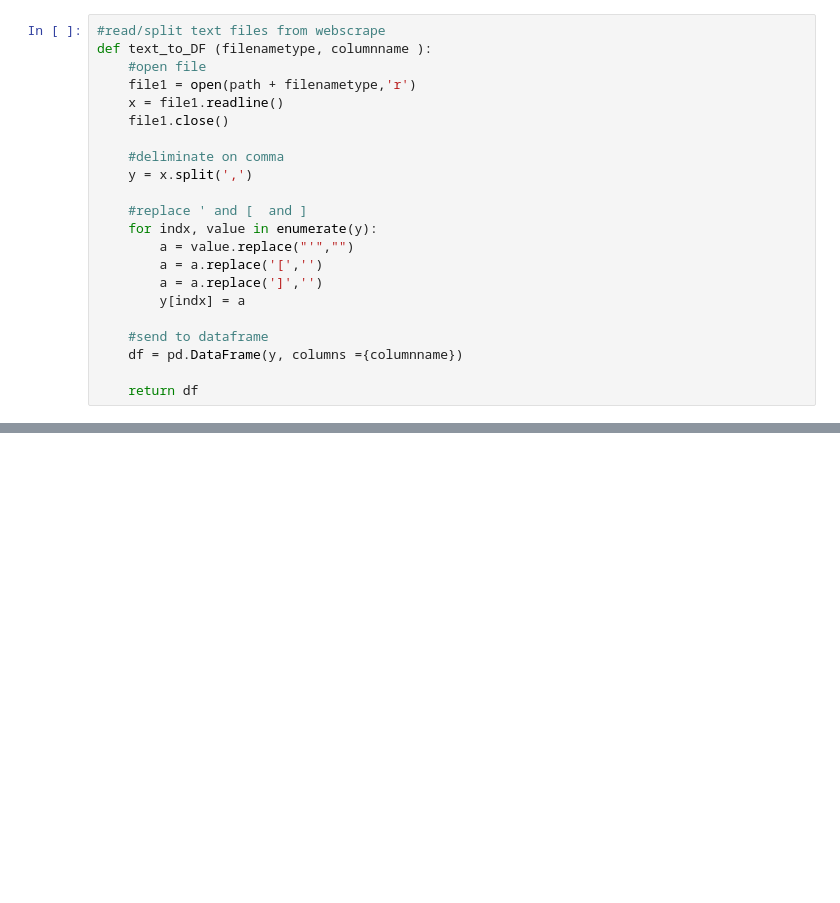
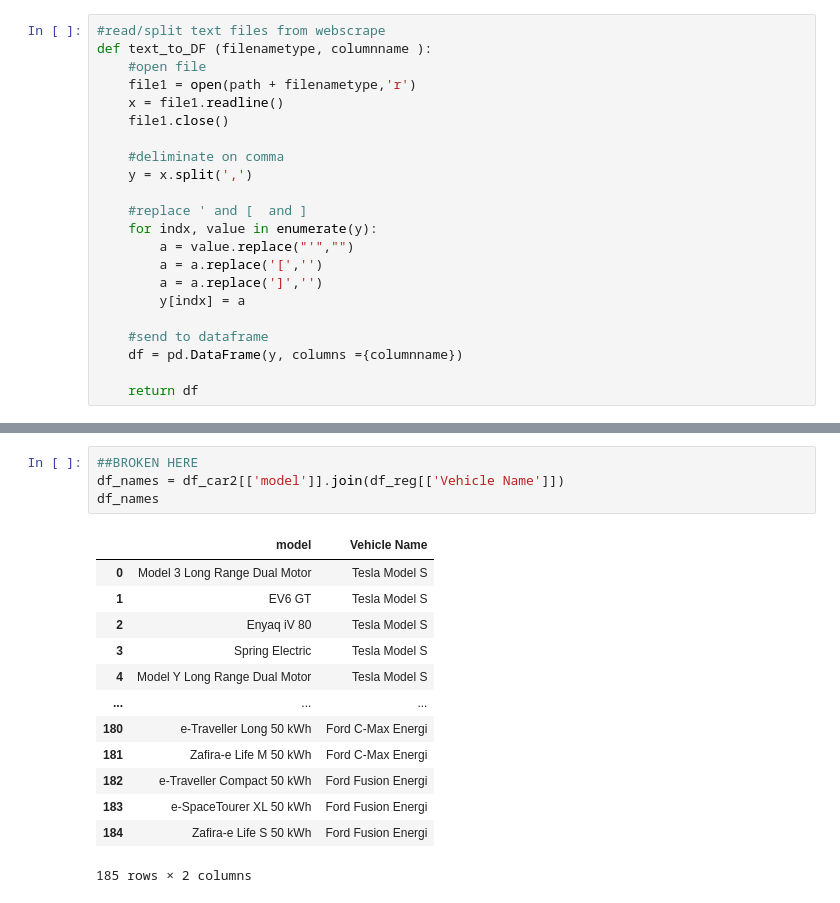
Before and after one commit to mnel011/EV-Practicality, a Jupyter notebook: EV Clean and Merge.ipynb, the cells around one changed output, grey strips where cells are left out. Drawn from its saved outputs; the diff is of its cells as text; blank space fills up the shorter version.

```diff
--- a/EV Clean and Merge.ipynb
+++ b/EV Clean and Merge.ipynb
@@ -454,0 +791,18 @@ df_car2.head()
+# %%
+##BROKEN HERE
+df_names = df_car2[['model']].join(df_reg[['Vehicle Name']])
+df_names
+# %% [output]
+|  | model | Vehicle Name |
+| 0 | Model 3 Long Range Dual Motor | Tesla Model S |
+| 1 | EV6 GT | Tesla Model S |
+| 2 | Enyaq iV 80 | Tesla Model S |
+| 3 | Spring Electric | Tesla Model S |
+| 4 | Model Y Long Range Dual Motor | Tesla Model S |
+| ... | ... | ... |
+| 180 | e-Traveller Long 50 kWh | Ford C-Max Energi |
+| 181 | Zafira-e Life M 50 kWh | Ford C-Max Energi |
+| 182 | e-Traveller Compact 50 kWh | Ford Fusion Energi |
+| 183 | e-SpaceTourer XL 50 kWh | Ford Fusion Energi |
+| 184 | Zafira-e Life S 50 kWh | Ford Fusion Energi |
+185 rows × 2 columns
```
Also changed, not shown: parts of 37 cells of this notebook.
